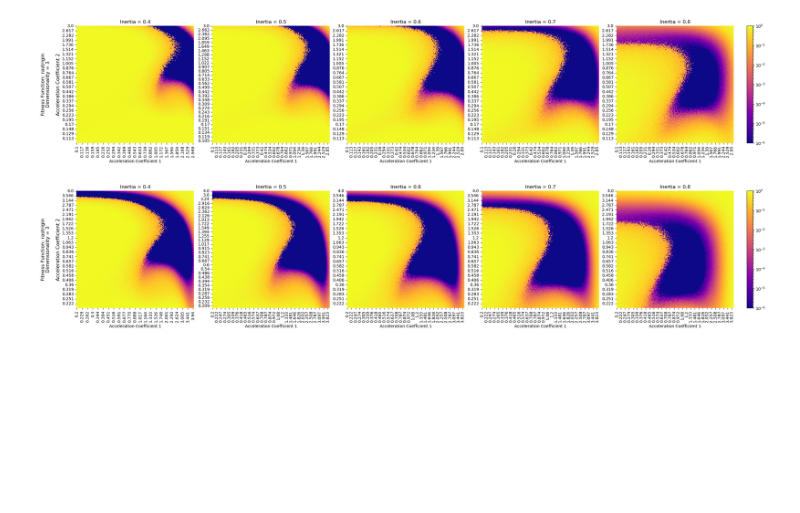
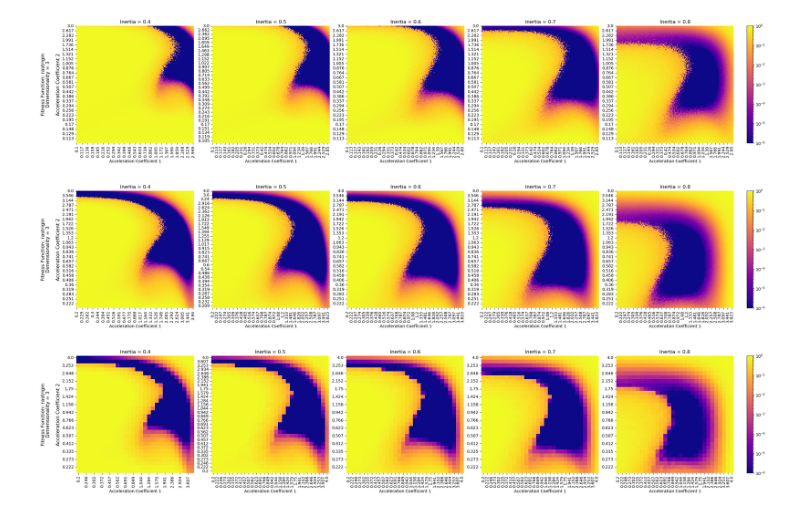
Before and after one commit to JestemPawlem/MetaheuristicsOptimization, a Jupyter notebook: scripts/testing_pso.ipynb, the cells around one changed output. Saved outputs shown, nothing was run; the diff lists cells and outputs as text; code cells hidden in the pictures; blank space fills up the shorter version.

```diff
--- a/scripts/testing_pso.ipynb
+++ b/scripts/testing_pso.ipynb
@@ -98,3 +98,8 @@ show_heatmaps('pso_rastrigin_high_resolution')
 show_heatmaps('pso_rastrigin_very_high_resolution')
 # %% [output]
 [figure]
+# %%
+# population 50, iterations 150
+show_heatmaps('PSO_results_rastrigin_20260811_103311')
+# %% [output]
+[figure, added]
```
Also changed, not shown: parts of 3 cells of this notebook, 6 other files.
